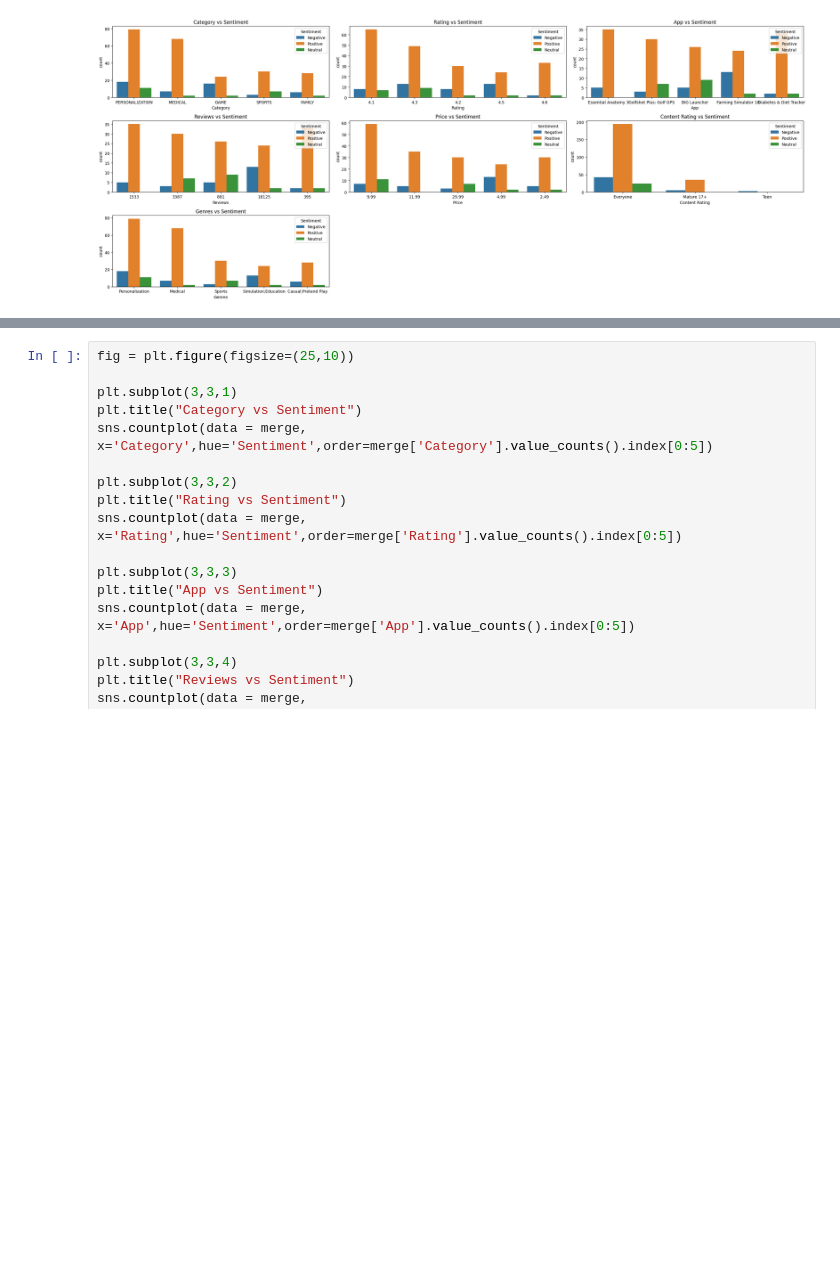
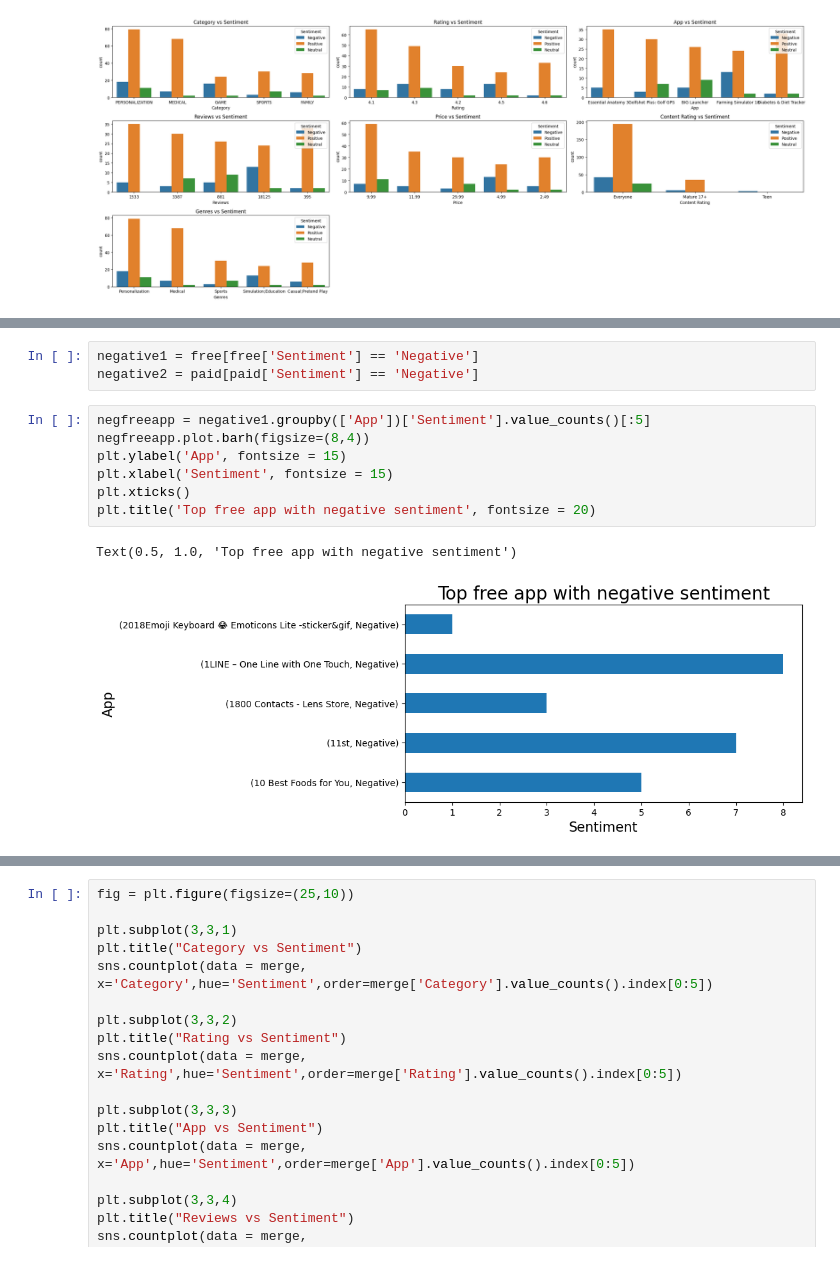
Before and after one commit to UdayaHarsha/appstore_analysis, a Jupyter notebook: Playstore_analysis_project.ipynb, the cells around one changed output, grey strips where cells are left out. Drawn from its saved outputs; the diff is of its cells as text; blank space fills up the shorter version.

```diff
--- a/Playstore_analysis_project.ipynb
+++ b/Playstore_analysis_project.ipynb
@@ -935,0 +956,13 @@ plt.show()
+# %%
+negative1 = free[free['Sentiment'] == 'Negative']
+negative2 = paid[paid['Sentiment'] == 'Negative']
+# %%
+negfreeapp = negative1.groupby(['App'])['Sentiment'].value_counts()[:5]
+negfreeapp.plot.barh(figsize=(8,4))
+plt.ylabel('App', fontsize = 15)
+plt.xlabel('Sentiment', fontsize = 15)
+plt.xticks()
+plt.title('Top free app with negative sentiment', fontsize = 20)
+# %% [output]
+Text(0.5, 1.0, 'Top free app with negative sentiment')
+[figure, added]
```
Also changed, not shown: parts of 12 cells of this notebook.
